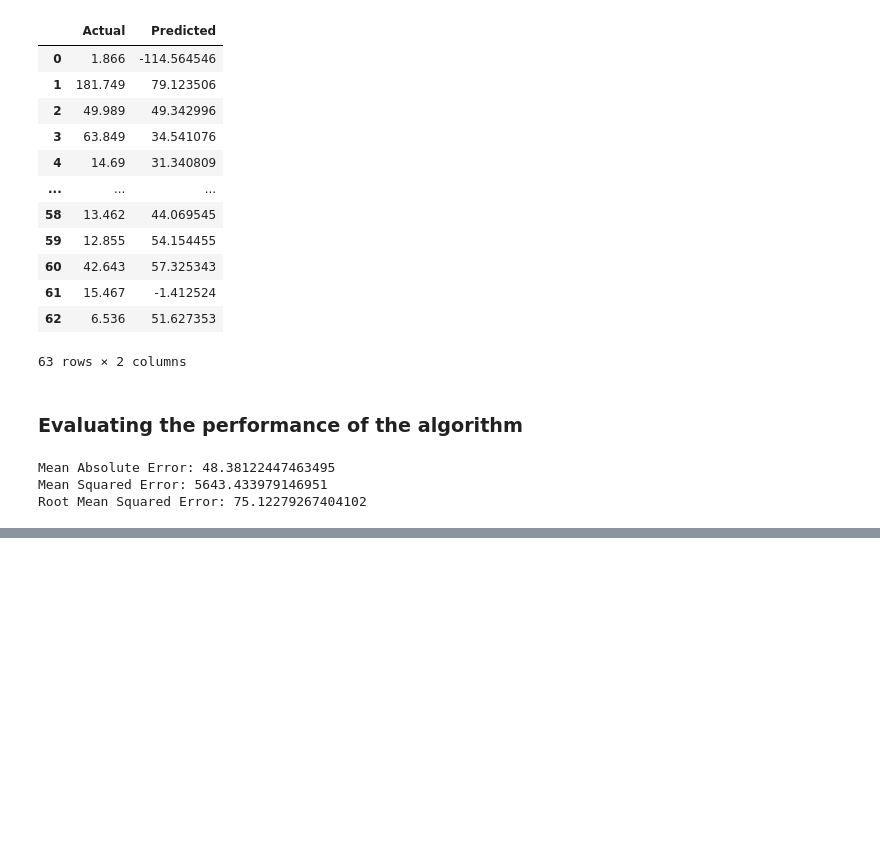
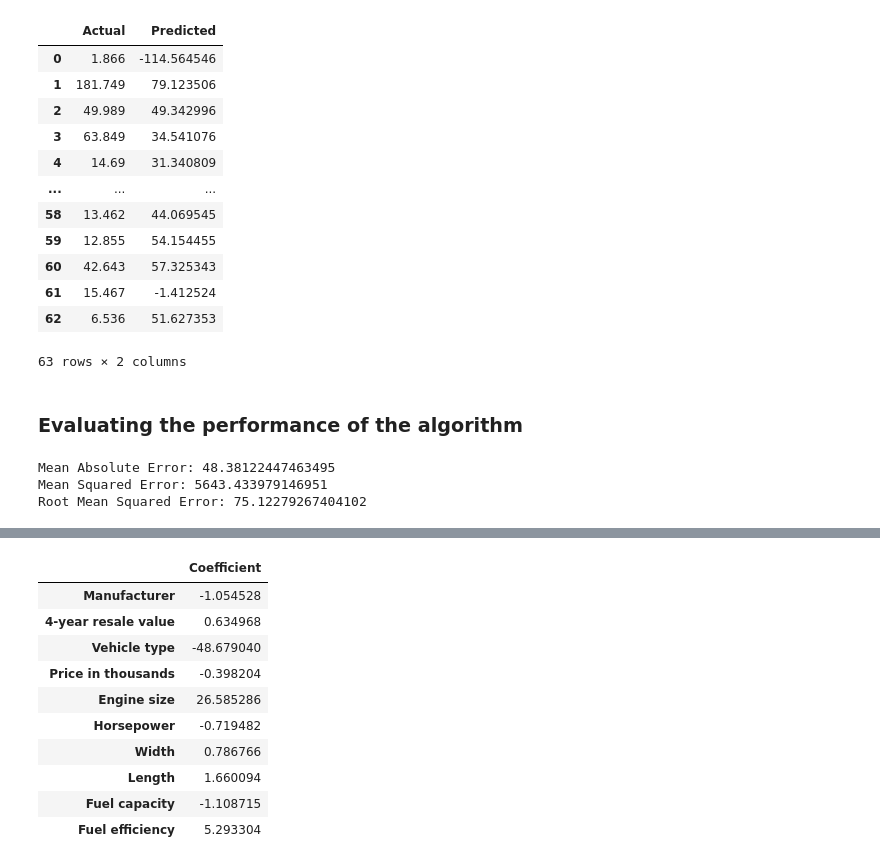
Before and after one commit to sparsh0427/BU_Semester_5, a Jupyter notebook: ECSE303L_AI_AND_ML/LABS/Week_2/Part-1/Week_2.ipynb, the cells around one changed output, grey strips where cells are left out. Drawn from its saved outputs; the diff is of its cells as text; code cells hidden in the pictures; blank space fills up the shorter version.

```diff
--- a/ECSE303L_AI_AND_ML/LABS/Week_2/Part-1/Week_2.ipynb
+++ b/ECSE303L_AI_AND_ML/LABS/Week_2/Part-1/Week_2.ipynb
@@ -188,0 +225,17 @@ Root Mean Squared Error: 75.12279267404102
+# %%
+reg = LinearRegression()
+reg.fit(X_train, y_train)
+coeff_df = pd.DataFrame(reg.coef_, index = ['Manufacturer','4-year resale value','Vehicle type','Price in thousands','Engine size','Horsepower','Width','Length','Fuel capacity','Fuel efficiency'], columns=['Coefficient'])
+coeff_df
+# %% [output]
+|  | Coefficient |
+| Manufacturer | -1.054528 |
+| 4-year resale value | 0.634968 |
+| Vehicle type | -48.679040 |
+| Price in thousands | -0.398204 |
+| Engine size | 26.585286 |
+| Horsepower | -0.719482 |
+| Width | 0.786766 |
+| Length | 1.660094 |
+| Fuel capacity | -1.108715 |
+| Fuel efficiency | 5.293304 |
```
Also changed, not shown: parts of 16 cells of this notebook.
